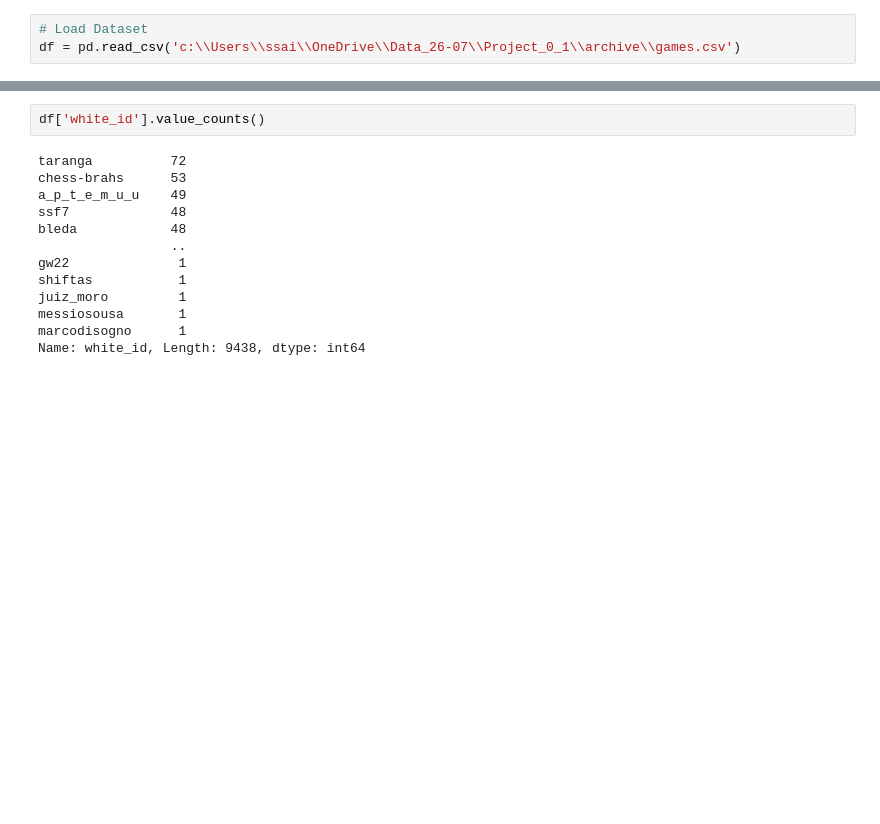
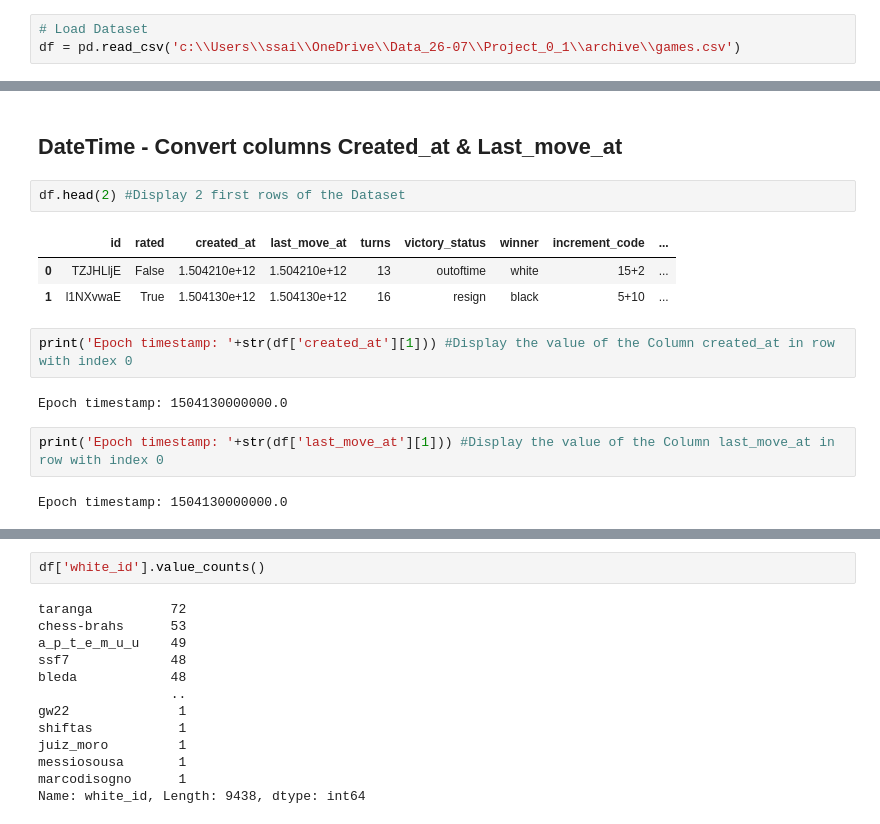
Before and after one commit to isra-st/Chess_aa_is, a Jupyter notebook: Chess_Visualizations_Isra.ipynb, the cells around one changed output, grey strips where cells are left out. Cells and saved outputs as stored; diff of their text form; blank space fills up the shorter version.

```diff
--- a/Chess_Visualizations_Isra.ipynb
+++ b/Chess_Visualizations_Isra.ipynb
@@ -145,0 +162,16 @@ Name: winner, dtype: int64
+# %% [markdown]
+## DateTime - Convert columns Created_at & Last_move_at
+# %%
+df.head(2) #Display 2 first rows of the Dataset
+# %% [output]
+|  | id | rated | created_at | last_move_at | turns | victory_status | winner | increment_code | ... |
+| 0 | TZJHLljE | False | 1.504210e+12 | 1.504210e+12 | 13 | outoftime | white | 15+2 | ... |
+| 1 | l1NXvwaE | True | 1.504130e+12 | 1.504130e+12 | 16 | resign | black | 5+10 | ... |
+# %%
+print('Epoch timestamp: '+str(df['created_at'][1])) #Display the value of the Column created_at in row with index 0
+# %% [output]
+Epoch timestamp: 1504130000000.0
+# %%
+print('Epoch timestamp: '+str(df['last_move_at'][1])) #Display the value of the Column last_move_at in row with index 0
+# %% [output]
+Epoch timestamp: 1504130000000.0
```
Also changed, not shown: parts of 20 cells of this notebook.
